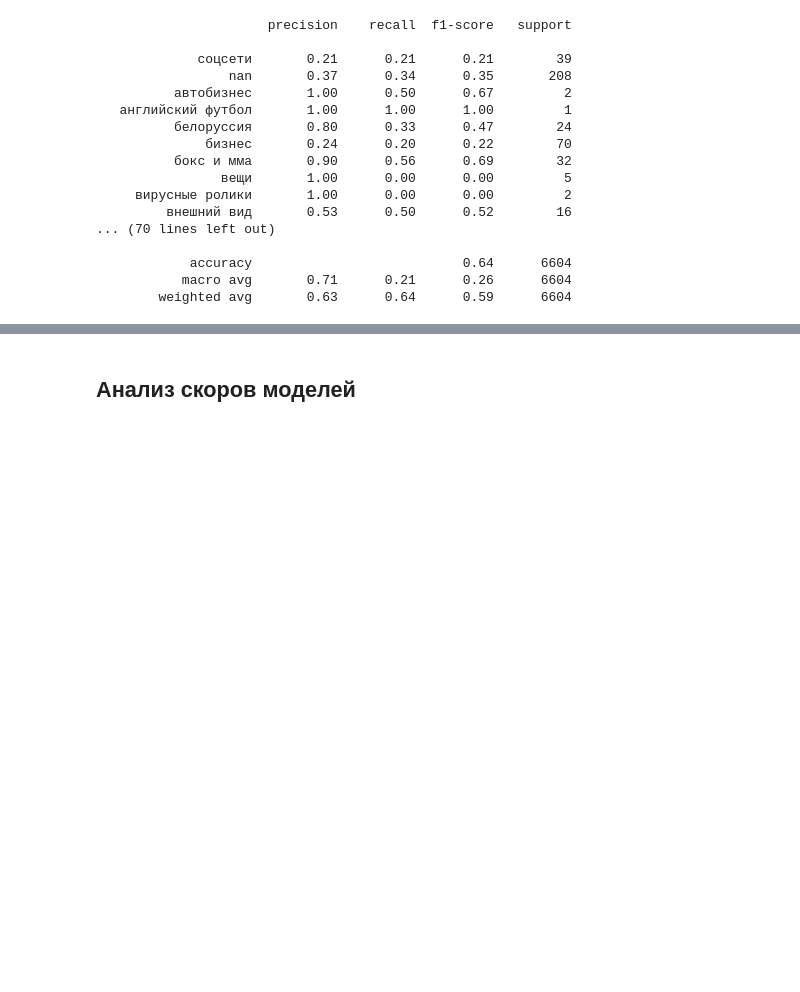
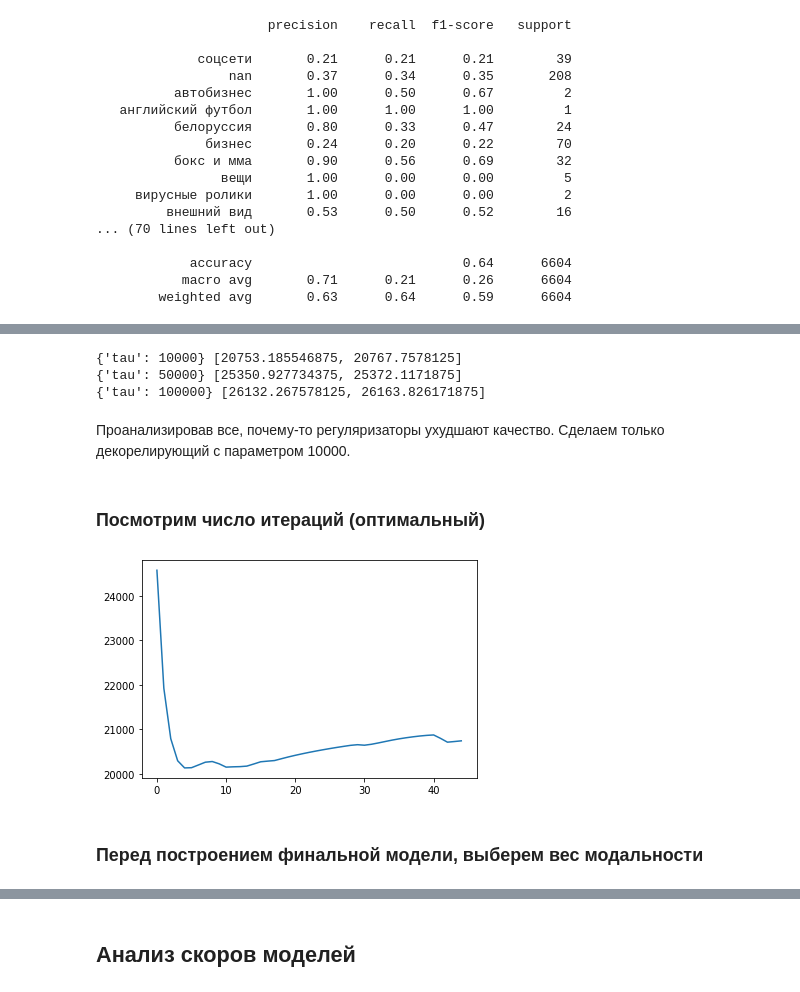
Before and after one commit to andriygav/MachineLearning, a Jupyter notebook: topicmodeling/main.ipynb, the cells around one changed output, grey strips where cells are left out. Cells and saved outputs as stored; diff of their text form; code cells hidden in the pictures; blank space fills up the shorter version.

```diff
--- a/topicmodeling/main.ipynb
+++ b/topicmodeling/main.ipynb
@@ -406,7 +430,7 @@ model.scores.add(artm.SparsityPhiScore(name='sparsity', class_id='@month'))
 # %% [markdown]
 ## Обучаем модель с самого начала, без регуляризаторов
 # %%
-iterator = tqdm(range(1))
+iterator = tqdm(range(10))
 for i in iterator:
     model.fit_offline(bv_train, num_collection_passes=1)
     iterator.set_postfix({'perplexity': model.score_tracker['perplexity'].value[-1],
@@ -638,0 +828,57 @@ print(classification_report(y_valid, pred, zero_division=1))
+# %%
+grid = ParameterGrid({'tau': [10000, 50000, 100000]})
+
+
+scores = dict()
+grid_iterator = tqdm(grid)
+for item in grid_iterator:
+    model = artm.load_artm_model('./drive/MyDrive/DATASETS/MachineLearning/topicmodeling/model/without_regular/')
+    model.scores.add(artm.PerplexityScore(name='perplexity', dictionary=dictionary), overwrite=True)
+
+    model.regularizers.add(artm.DecorrelatorPhiRegularizer(name='decorrelator',
+                                                           tau=item['tau']))
+
+    iterator = tqdm(range(7))
+    for i in iterator:
+        model.fit_offline(bv_train, num_collection_passes=1)
+        iterator.set_postfix({'perplexity': model.score_tracker['perplexity'].value[-1],
+                              'sparsity': model.score_tracker['sparsity'].value[-1],})
+
+    scores[str(item)] = dict()
+    scores[str(item)]['perplexity'] = model.score_tracker['perplexity'].value
+    scores[str(item)]['sparsity'] = model.score_tracker['sparsity'].value
+
+    grid_iterator.set_postfix({'perplexity': model.score_tracker['perplexity'].value[-1],
+                               'sparsity': model.score_tracker['sparsity'].value[-1],})
+# %%
+for key in scores:
+    print(key, scores[key]['perplexity'][-2:])
+# %% [output]
+{'tau': 10000} [20753.185546875, 20767.7578125]
+{'tau': 50000} [25350.927734375, 25372.1171875]
+{'tau': 100000} [26132.267578125, 26163.826171875]
+# %% [markdown]
+Проанализировав все, почему-то регуляризаторы ухудшают качество. Сделаем только декорелирующий с параметром 10000.
+# %% [markdown]
+### Посмотрим число итераций (оптимальный)
+# %%
+model = artm.load_artm_model('./drive/MyDrive/DATASETS/MachineLearning/topicmodeling/model/without_regular/')
+model.scores.add(artm.PerplexityScore(name='perplexity', dictionary=dictionary), overwrite=True)
+
+model.regularizers.add(artm.DecorrelatorPhiRegularizer(name='decorrelator',
+                                                       tau=10000))
+
+iterator = tqdm(range(5))
+for i in iterator:
+    model.fit_offline(bv_train, num_collection_passes=1)
+    iterator.set_postfix({'perplexity': model.score_tracker['perplexity'].value[-1],
+                          'sparsity': model.score_tracker['sparsity'].value[-1],})
+# %%
+# Первые итерации откинем
+plt.plot(model.score_tracker['perplexity'].value[6:])
+
+plt.show()
+# %% [output]
+[figure, added]
+# %% [markdown]
+### Перед построением финальной модели, выберем вес модальности
```
Also changed, not shown: parts of 65 cells of this notebook.
